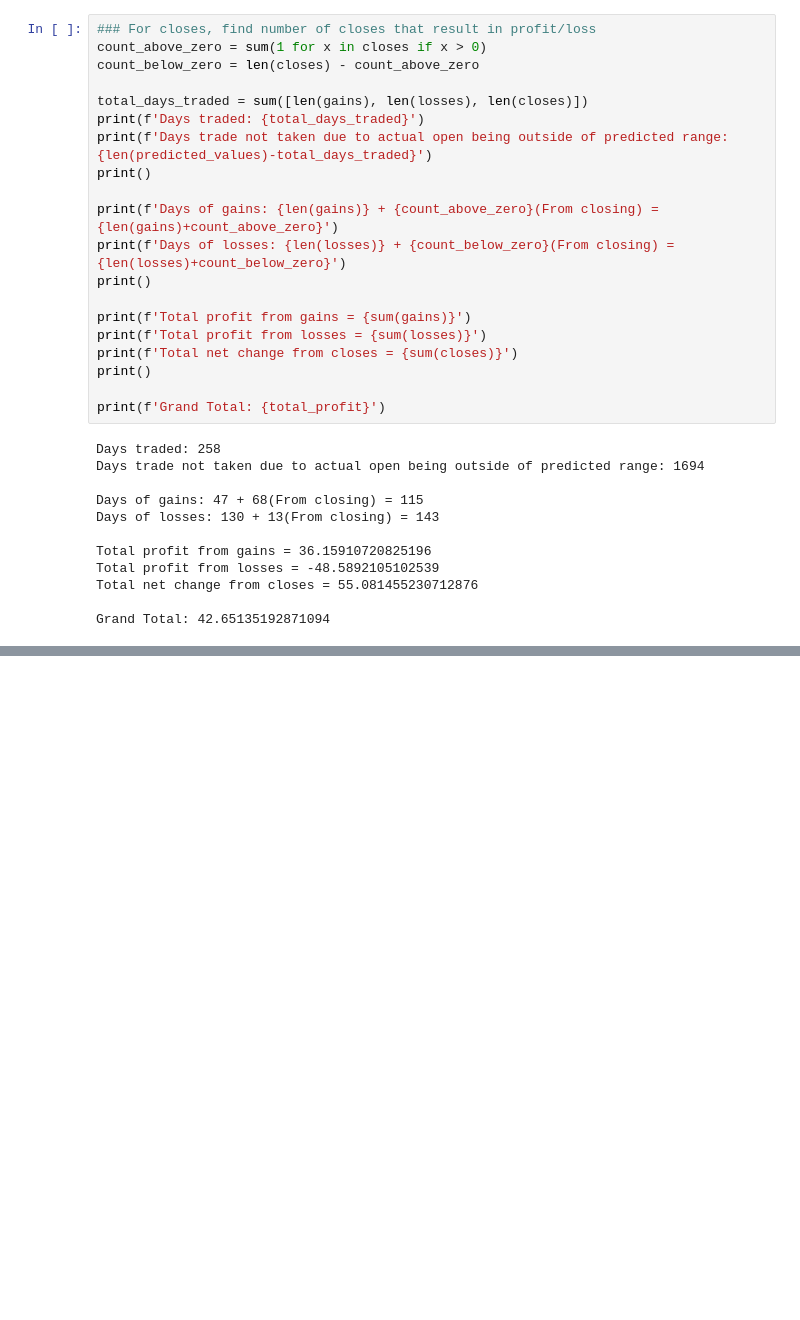
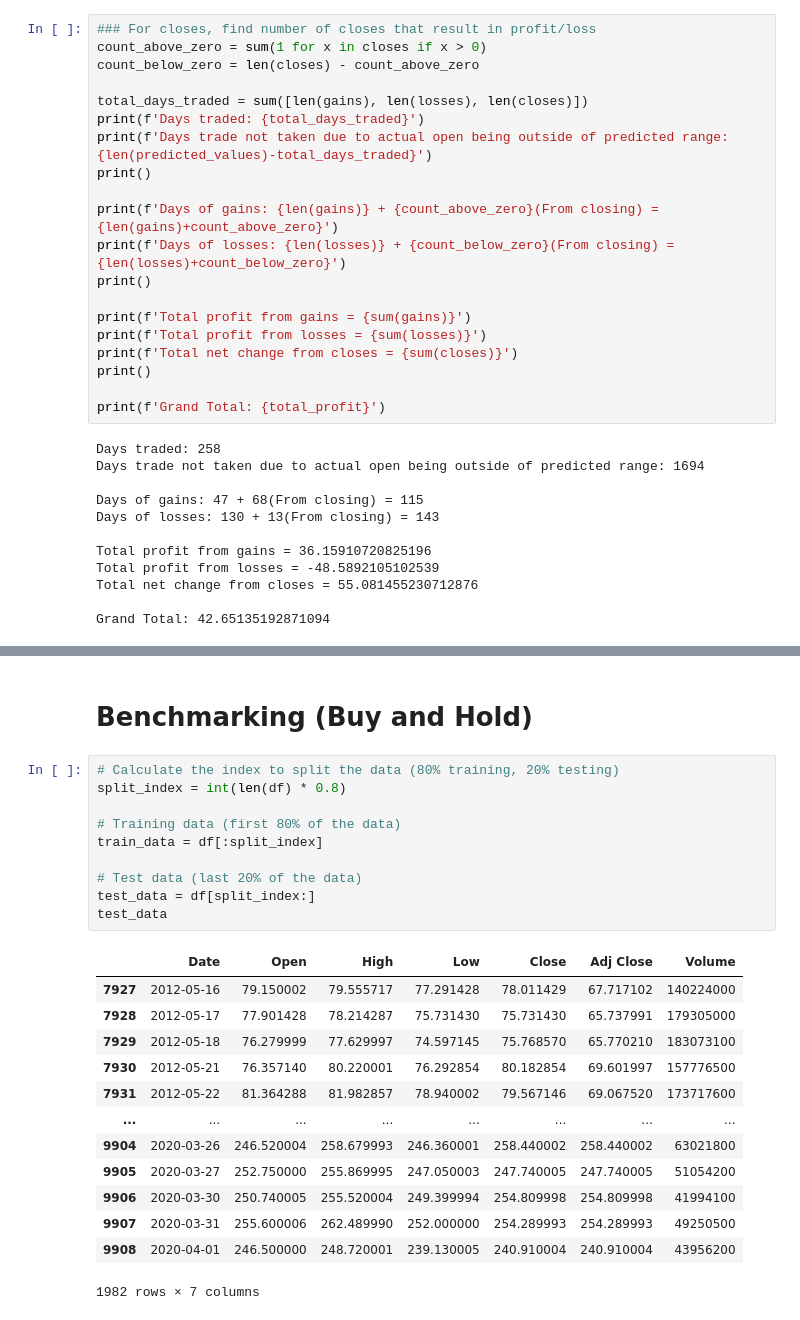
Before and after one commit to jdengoh/Deeplearning-Finance, a Jupyter notebook: LSTM model yankai.ipynb, the cells around one changed output, grey strips where cells are left out. Drawn from its saved outputs; the diff is of its cells as text; blank space fills up the shorter version.

```diff
--- a/LSTM model yankai.ipynb
+++ b/LSTM model yankai.ipynb
@@ -453,0 +621,26 @@ Grand Total: 42.65135192871094
+# %% [markdown]
+# Benchmarking (Buy and Hold)
+# %%
+# Calculate the index to split the data (80% training, 20% testing)
+split_index = int(len(df) * 0.8)
+
+# Training data (first 80% of the data)
+train_data = df[:split_index]
+
+# Test data (last 20% of the data)
+test_data = df[split_index:]
+test_data
+# %% [output]
+|  | Date | Open | High | Low | Close | Adj Close | Volume |
+| 7927 | 2012-05-16 | 79.150002 | 79.555717 | 77.291428 | 78.011429 | 67.717102 | 140224000 |
+| 7928 | 2012-05-17 | 77.901428 | 78.214287 | 75.731430 | 75.731430 | 65.737991 | 179305000 |
+| 7929 | 2012-05-18 | 76.279999 | 77.629997 | 74.597145 | 75.768570 | 65.770210 | 183073100 |
+| 7930 | 2012-05-21 | 76.357140 | 80.220001 | 76.292854 | 80.182854 | 69.601997 | 157776500 |
+| 7931 | 2012-05-22 | 81.364288 | 81.982857 | 78.940002 | 79.567146 | 69.067520 | 173717600 |
+| ... | ... | ... | ... | ... | ... | ... | ... |
+| 9904 | 2020-03-26 | 246.520004 | 258.679993 | 246.360001 | 258.440002 | 258.440002 | 63021800 |
+| 9905 | 2020-03-27 | 252.750000 | 255.869995 | 247.050003 | 247.740005 | 247.740005 | 51054200 |
+| 9906 | 2020-03-30 | 250.740005 | 255.520004 | 249.399994 | 254.809998 | 254.809998 | 41994100 |
+| 9907 | 2020-03-31 | 255.600006 | 262.489990 | 252.000000 | 254.289993 | 254.289993 | 49250500 |
+| 9908 | 2020-04-01 | 246.500000 | 248.720001 | 239.130005 | 240.910004 | 240.910004 | 43956200 |
+1982 rows × 7 columns
```
Also changed, not shown: parts of 16 cells of this notebook, 2 other files.
